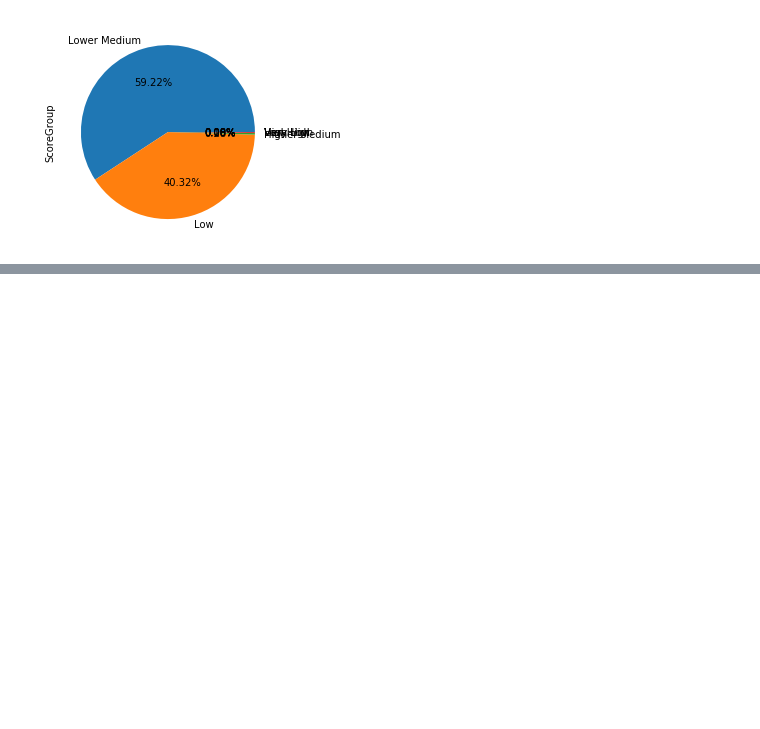
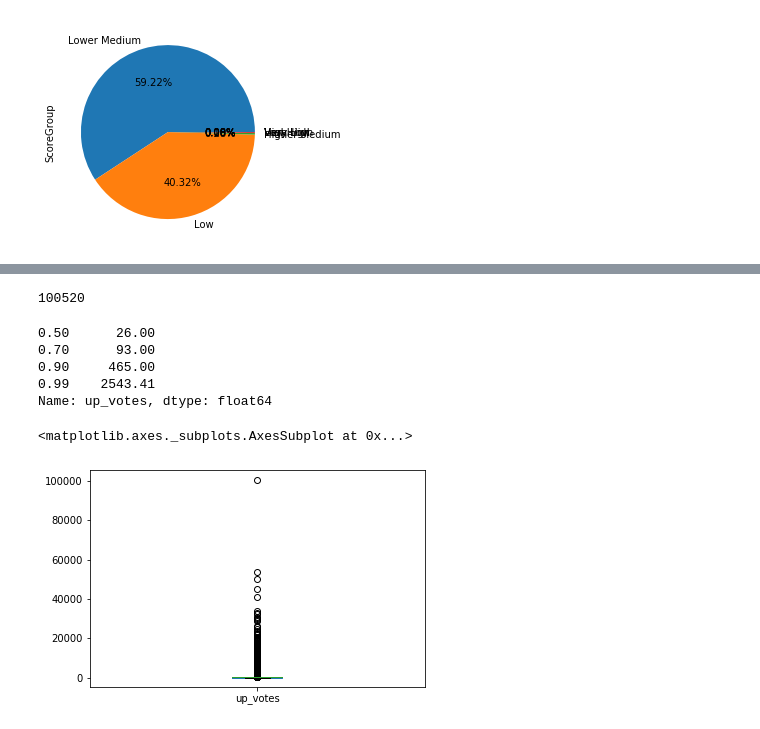
Before and after one commit to KarthikeyanVenkataraman/edastackoverflow, a Jupyter notebook: StackOverFlow_Draft.ipynb, the cells around one changed output, grey strips where cells are left out. Saved outputs shown, nothing was run; the diff lists cells and outputs as text; code cells hidden in the pictures; blank space fills up the shorter version.

```diff
--- a/StackOverFlow_Draft.ipynb
+++ b/StackOverFlow_Draft.ipynb
@@ -652,0 +661,17 @@ inpAns.ScoreGroup.value_counts(normalize=True).plot(kind="pie",  autopct='%1.2f%
+# %%
+inpUsers.up_votes.max()
+# %% [output]
+100520
+# %%
+inpUsers.up_votes.quantile([0.5, 0.7, 0.9, 0.95 and 0.99])
+# %% [output]
+0.50      26.00
+0.70      93.00
+0.90     465.00
+0.99    2543.41
+Name: up_votes, dtype: float64
+# %%
+inpUsers["up_votes"].plot(kind="box")
+# %% [output]
+<matplotlib.axes._subplots.AxesSubplot at 0x...>
+[figure, added]
```
Also changed, not shown: parts of 16 cells of this notebook.
